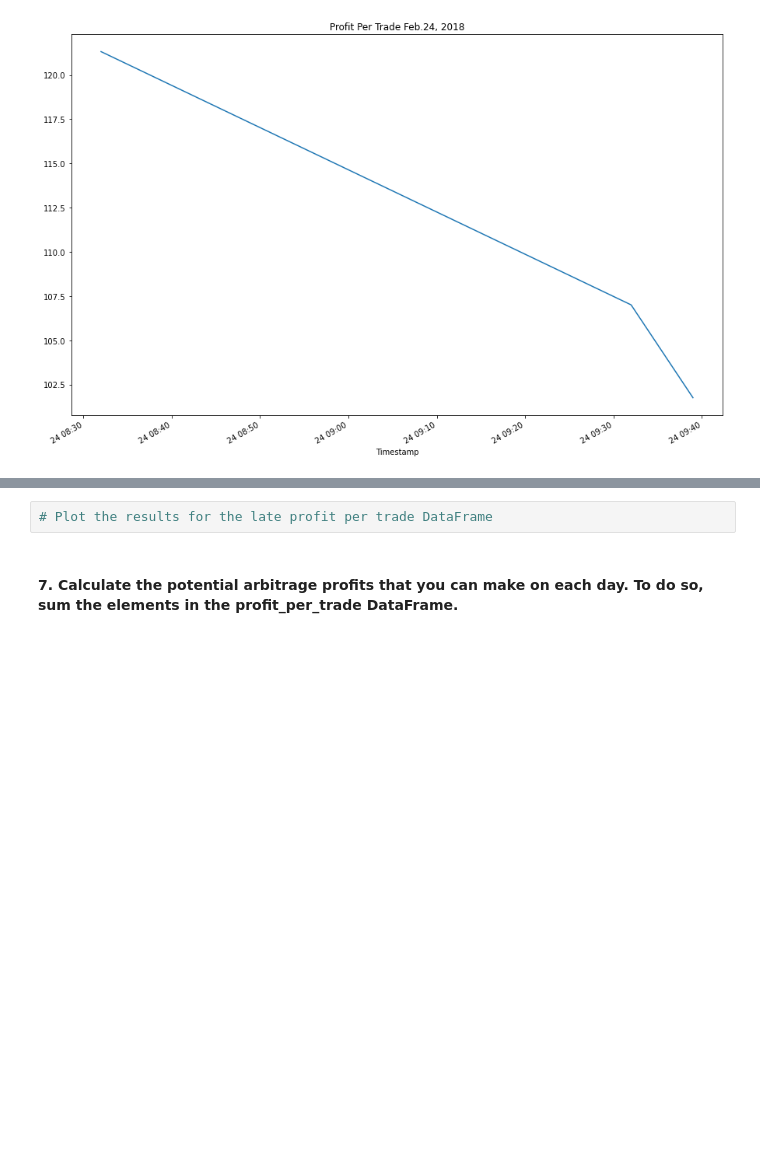
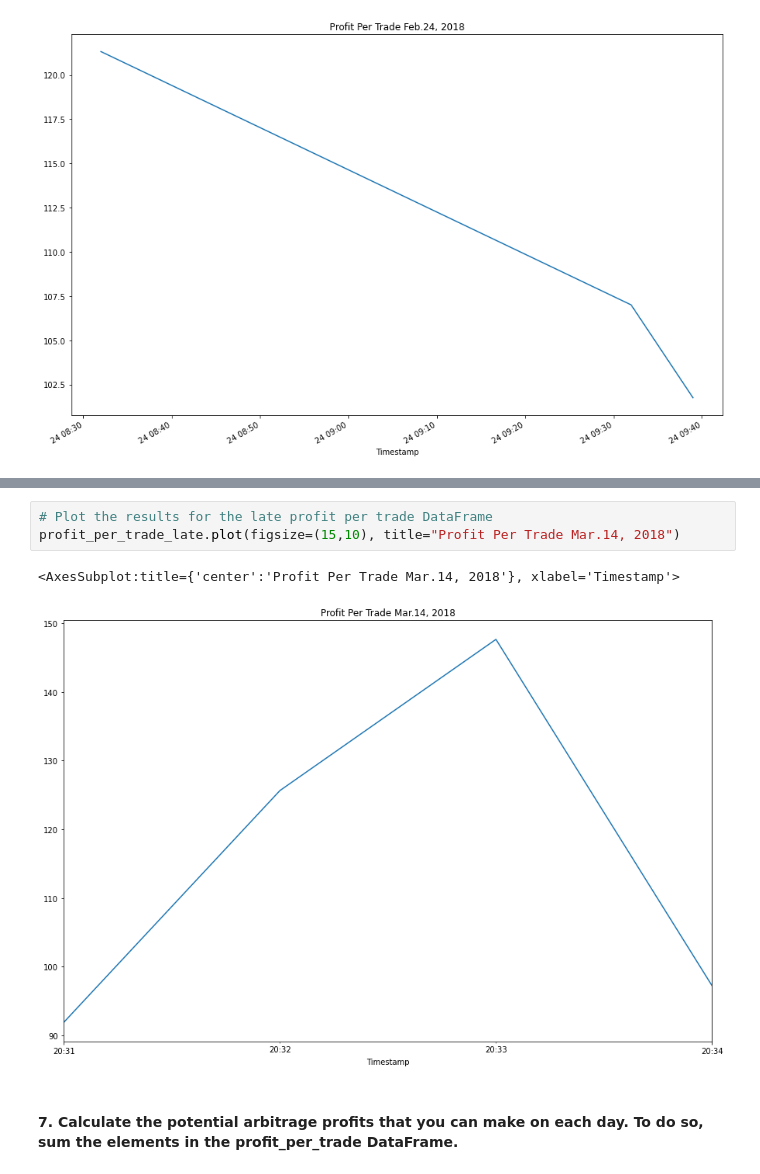
Before and after one commit to mrlandero/Bitcoin_Arbitrage_Profits, a Jupyter notebook: Starter_Code/crypto_arbitrage.ipynb, the cells around one changed output, grey strips where cells are left out. Drawn from its saved outputs; the diff is of its cells as text; blank space fills up the shorter version.

Commit message:
Generated Summary Statistics and Plot for profit_per_trade_late for Mar.14, 2018

```diff
--- a/Starter_Code/crypto_arbitrage.ipynb
+++ b/Starter_Code/crypto_arbitrage.ipynb
@@ -752,5 +762,9 @@ profit_per_trade_late.describe()
 # %%
 # Plot the results for the late profit per trade DataFrame
+profit_per_trade_late.plot(figsize=(15,10), title="Profit Per Trade Mar.14, 2018")
+# %% [output]
+<AxesSubplot:title={'center':'Profit Per Trade Mar.14, 2018'}, xlabel='Timestamp'>
+[figure, added]
 # %% [markdown]
 #### 7. Calculate the potential arbitrage profits that you can make on each day. To do so, sum the elements in the profit_per_trade DataFrame.
 # %%
```
Also changed, not shown: parts of 1 cell of this notebook.
